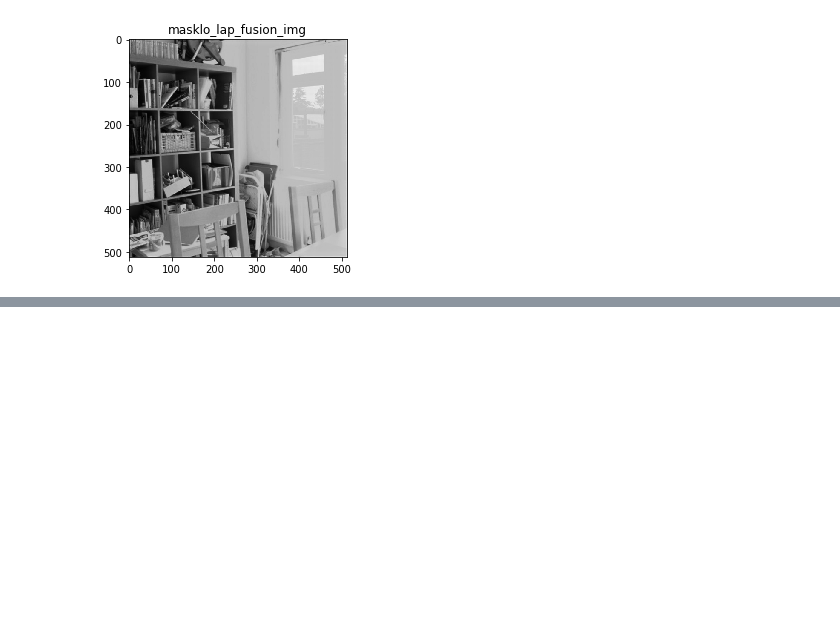
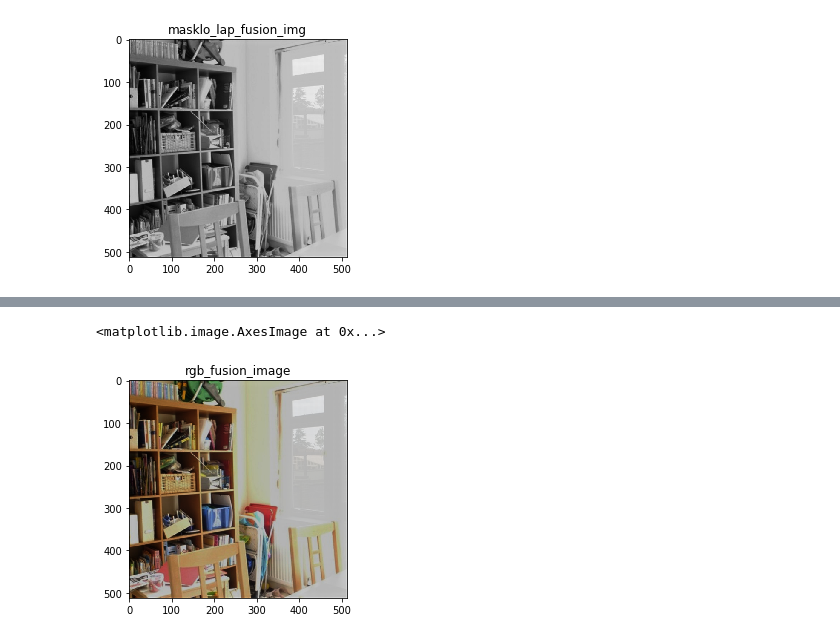
Before and after one commit to sycophant-stone/digital_image_base, a Jupyter notebook: fusion/hdr.ipynb, the cells around one changed output, grey strips where cells are left out. Drawn from its saved outputs; the diff is of its cells as text; code cells hidden in the pictures; blank space fills up the shorter version.

```diff
--- a/fusion/hdr.ipynb
+++ b/fusion/hdr.ipynb
@@ -480,3 +443,11 @@ plt.imshow(masklo_fusion_img)
 # %% [output]
 <matplotlib.image.AxesImage at 0x...>
 [figure]
+# %%
+lowImage_r,lowImage_g,lowImage_b=cv2.split(lowImage)
+overImage_r,overImage_g,overImage_b=cv2.split(overImage)
+maskImage_r,maskImage_g,maskImage_b=cv2.split(maskImage)
+# %%
+r_masklo_fusion_img,r_masklo_lap_src1,r_masklo_dict_src1,r_masklo_lap_src2,r_masklo_dict_src2,r_masklo_lap_fusion_img=image_fusion_with_mask(lowImage_r,overImage_r,maskImage_r)
+g_masklo_fusion_img,g_masklo_lap_src1,g_masklo_dict_src1,g_masklo_lap_src2,g_masklo_dict_src2,g_masklo_lap_fusion_img=image_fusion_with_mask(lowImage_g,overImage_g,maskImage_g)
+b_masklo_fusion_img,b_masklo_lap_src1,b_masklo_dict_src1,b_masklo_lap_src2,b_masklo_dict_src2,b_masklo_lap_fusion_img=image_fusion_with_mask(lowImage_b,overImage_b,maskImage_b)
@@ -482,0 +472,2 @@ plt.imshow(masklo_fusion_img)
+# %%
+rgb_fusion_image = cv2.merge((b_masklo_fusion_img,g_masklo_fusion_img,r_masklo_fusion_img))
@@ -482,0 +482,8 @@ plt.imshow(masklo_fusion_img)
+# %%
+plt.subplot(1, 1, 1)
+plt.title("rgb_fusion_image")
+rgb_fusion_image_temp=rgb_fusion_image/(255*255) # float类型要0~1,rgb类型要0~255
+plt.imshow(rgb_fusion_image_temp)
+# %% [output]
+<matplotlib.image.AxesImage at 0x...>
+[figure, added]
```
Also changed, not shown: parts of 9 cells of this notebook, 1 other file.
